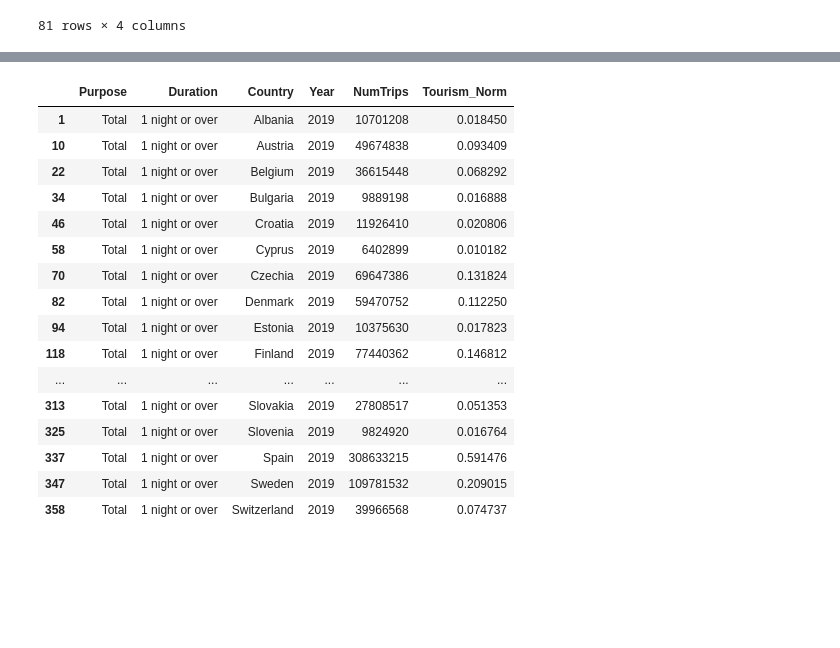
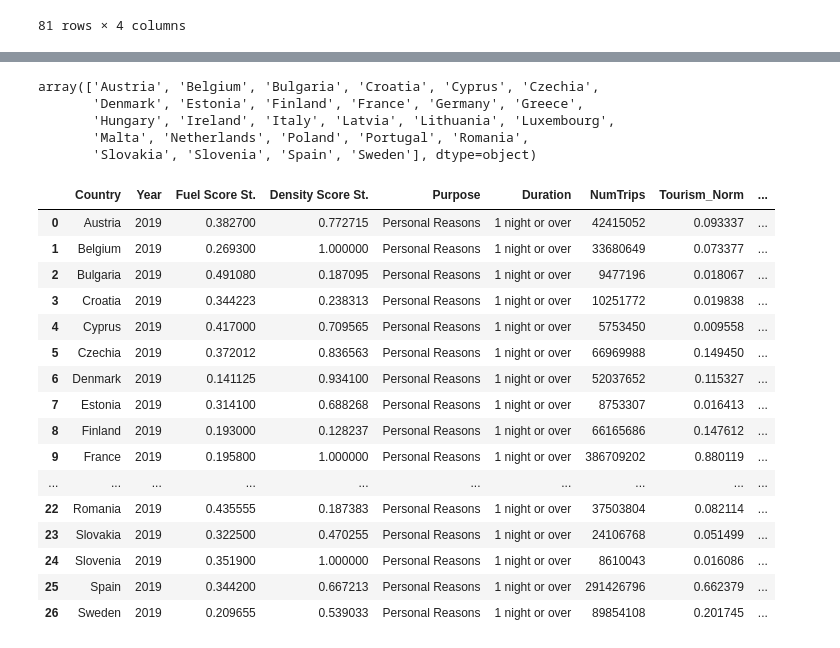
Before and after one commit to swbehan/RoadQualityWork, a Jupyter notebook: datasets/preprocessed-datasets/recommender_model.ipynb, the cells around one changed output, grey strips where cells are left out. Cells and saved outputs as stored; diff of their text form; code cells hidden in the pictures; blank space fills up the shorter version.

Commit message:
got all data for recommender model in a usable format hooray

```diff
--- a/datasets/preprocessed-datasets/recommender_model.ipynb
+++ b/datasets/preprocessed-datasets/recommender_model.ipynb
@@ -38,3 +39,6 @@ df_merged_standardized
 | 79 | Sweden | 2021 | 0.059442 | 0.528167 |
 | 80 | Sweden | 2024 | 0.151893 | 0.530147 |
 81 rows × 4 columns
+# %%
+df_merged_standardized.loc[df_merged_standardized['Country'] == 'Slovak Republic', 'Country'] = 'Slovakia'
+df_merged_standardized['Country'].unique()
@@ -40,0 +51,4 @@ df_merged_standardized
+# %%
+fuel_density_2019 = df_merged_standardized[df_merged_standardized['Year'] == 2019]
+fuel_density_2019
+fuel_density_2019['Country'].unique()
@@ -57,5 +77,11 @@ final_1plus_df
 # %%
 trips_2019 = final_1plus_df[final_1plus_df['Year'] == 2019]
-trips_2019 = trips_2019[trips_2019['Country'] != 'European Union - 27 countries (from 2020)']
-trips_2019
+trips_2019 = trips_2019[~trips_2019['Country'].isin([
+    'European Union - 27 countries (from 2020)',
+    'Albania',
+    'Switzerland',
+    'North Macedonia'
+])]
+
+print(len(trips_2019))
 # %% [output]
@@ -80,24 +90,34 @@ trips_2019
 min_trips = trips_2019['NumTrips'].min()
 max_trips = trips_2019['NumTrips'].max()
 
-trips_2019['Tourism_Norm'] = (trips_2019['NumTrips'] - min_trips) / (max_trips - min_trips)
+trips_2019['Tourism St.'] = (trips_2019['NumTrips'] - min_trips) / (max_trips - min_trips)
 # %%
-trips_2019.drop(['NumTrips', 'Duration'])
+trips_2019.drop(columns = ['NumTrips', 'Duration'])
+trips_2019['Country'].unique()
 # %% [output]
-|  | Purpose | Duration | Country | Year | NumTrips | Tourism_Norm |
-| 1 | Total | 1 night or over | Albania | 2019 | 10701208 | 0.018450 |
-| 10 | Total | 1 night or over | Austria | 2019 | 49674838 | 0.093409 |
-| 22 | Total | 1 night or over | Belgium | 2019 | 36615448 | 0.068292 |
-| 34 | Total | 1 night or over | Bulgaria | 2019 | 9889198 | 0.016888 |
-| 46 | Total | 1 night or over | Croatia | 2019 | 11926410 | 0.020806 |
-| 58 | Total | 1 night or over | Cyprus | 2019 | 6402899 | 0.010182 |
-| 70 | Total | 1 night or over | Czechia | 2019 | 69647386 | 0.131824 |
-| 82 | Total | 1 night or over | Denmark | 2019 | 59470752 | 0.112250 |
-| 94 | Total | 1 night or over | Estonia | 2019 | 10375630 | 0.017823 |
-| 118 | Total | 1 night or over | Finland | 2019 | 77440362 | 0.146812 |
-| ... | ... | ... | ... | ... | ... | ... |
-| 313 | Total | 1 night or over | Slovakia | 2019 | 27808517 | 0.051353 |
-| 325 | Total | 1 night or over | Slovenia | 2019 | 9824920 | 0.016764 |
-| 337 | Total | 1 night or over | Spain | 2019 | 308633215 | 0.591476 |
-| 347 | Total | 1 night or over | Sweden | 2019 | 109781532 | 0.209015 |
-| 358 | Total | 1 night or over | Switzerland | 2019 | 39966568 | 0.074737 |
+array(['Austria', 'Belgium', 'Bulgaria', 'Croatia', 'Cyprus', 'Czechia',
+       'Denmark', 'Estonia', 'Finland', 'France', 'Germany', 'Greece',
+       'Hungary', 'Ireland', 'Italy', 'Latvia', 'Lithuania', 'Luxembourg',
+       'Malta', 'Netherlands', 'Poland', 'Portugal', 'Romania',
+       'Slovakia', 'Slovenia', 'Spain', 'Sweden'], dtype=object)
+# %%
+recommender_data = pd.merge(fuel_density_2019, trips_2019, on = ['Country', 'Year'])
+recommender_data
+# %% [output]
+|  | Country | Year | Fuel Score St. | Density Score St. | Purpose | Duration | NumTrips | Tourism_Norm | ... |
+| 0 | Austria | 2019 | 0.382700 | 0.772715 | Personal Reasons | 1 night or over | 42415052 | 0.093337 | ... |
+| 1 | Belgium | 2019 | 0.269300 | 1.000000 | Personal Reasons | 1 night or over | 33680649 | 0.073377 | ... |
+| 2 | Bulgaria | 2019 | 0.491080 | 0.187095 | Personal Reasons | 1 night or over | 9477196 | 0.018067 | ... |
+| 3 | Croatia | 2019 | 0.344223 | 0.238313 | Personal Reasons | 1 night or over | 10251772 | 0.019838 | ... |
+| 4 | Cyprus | 2019 | 0.417000 | 0.709565 | Personal Reasons | 1 night or over | 5753450 | 0.009558 | ... |
+| 5 | Czechia | 2019 | 0.372012 | 0.836563 | Personal Reasons | 1 night or over | 66969988 | 0.149450 | ... |
+| 6 | Denmark | 2019 | 0.141125 | 0.934100 | Personal Reasons | 1 night or over | 52037652 | 0.115327 | ... |
+| 7 | Estonia | 2019 | 0.314100 | 0.688268 | Personal Reasons | 1 night or over | 8753307 | 0.016413 | ... |
+| 8 | Finland | 2019 | 0.193000 | 0.128237 | Personal Reasons | 1 night or over | 66165686 | 0.147612 | ... |
+| 9 | France | 2019 | 0.195800 | 1.000000 | Personal Reasons | 1 night or over | 386709202 | 0.880119 | ... |
+| ... | ... | ... | ... | ... | ... | ... | ... | ... | ... |
+| 22 | Romania | 2019 | 0.435555 | 0.187383 | Personal Reasons | 1 night or over | 37503804 | 0.082114 | ... |
+| 23 | Slovakia | 2019 | 0.322500 | 0.470255 | Personal Reasons | 1 night or over | 24106768 | 0.051499 | ... |
+| 24 | Slovenia | 2019 | 0.351900 | 1.000000 | Personal Reasons | 1 night or over | 8610043 | 0.016086 | ... |
+| 25 | Spain | 2019 | 0.344200 | 0.667213 | Personal Reasons | 1 night or over | 291426796 | 0.662379 | ... |
+| 26 | Sweden | 2019 | 0.209655 | 0.539033 | Personal Reasons | 1 night or over | 89854108 | 0.201745 | ... |
```
Also changed, not shown: parts of 6 cells of this notebook, 1 other file.
